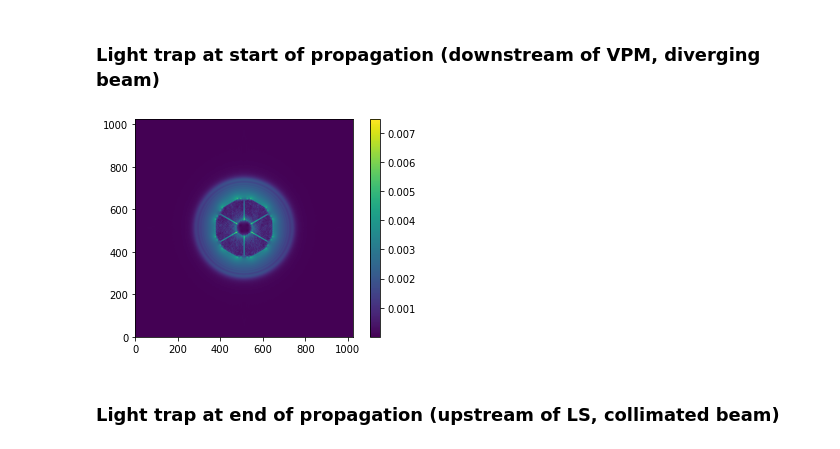
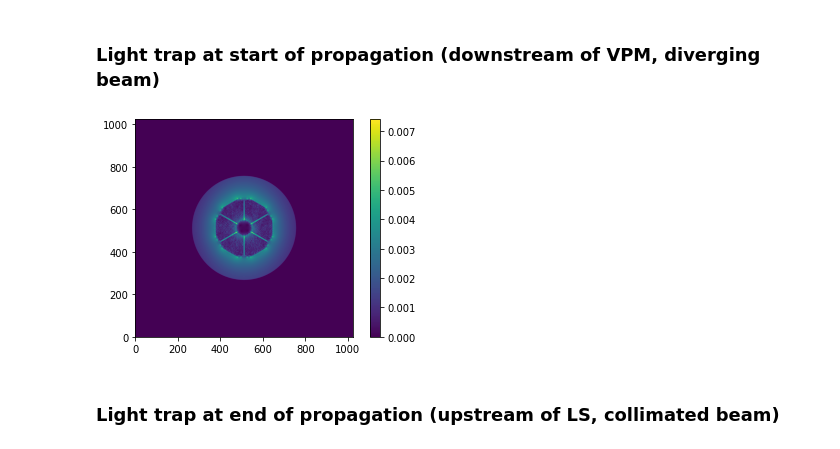
Before and after one commit to vortex-exoplanet/HEEPS, a Jupyter notebook: notebooks/light_trap_IMG.ipynb, the cells around one changed output. Cells and saved outputs as stored; diff of their text form; code cells hidden in the pictures.

```diff
--- a/notebooks/light_trap_IMG.ipynb
+++ b/notebooks/light_trap_IMG.ipynb
@@ -24,16 +24,20 @@ scaling = 856.49
 # %%
 verbose = False
 def add_lighttrap(wf0, case, show=True, **conf):
-    wf = heeps.optics.fp_mask(deepcopy(wf0), verbose=verbose, **conf)
+    psf_img = heeps.optics.detector(deepcopy(wf0), verbose=False, **conf)
+    wf_off = heeps.optics.lyot_stop(deepcopy(wf0), verbose=False, **conf)
+    psf_off = heeps.optics.detector(deepcopy(wf0), verbose=False, **conf)
+    wf_on = heeps.optics.fp_mask(deepcopy(wf0), verbose=verbose, **conf)
     if show is True:
-        img = show_wf(wf, 'amp', npupil=1024)
+        img = show_wf(wf_on, 'amp', npupil=1024)
     else:
-        img = get_wf(wf, 'amp', npupil=1024)
+        img = get_wf(wf_on, 'amp', npupil=1024)
     fits.writeto('ls_amp_%s.fits'%case, np.float32(img), overwrite=True)
-    wf = heeps.optics.lyot_stop(wf, verbose=verbose, **conf)
-    return heeps.optics.detector(wf, verbose=verbose, **conf)
+    wf_on = heeps.optics.lyot_stop(wf_on, verbose=verbose, **conf)
+    psf_on = heeps.optics.detector(deepcopy(wf_on), verbose=False, **conf)
+    return psf_img, psf_off, psf_on
 
-def raw_contrast(case, pscale, psf_OFF, psfs, labels, band='L', xmin=None):
+def raw_contrast(case, pscale, psf_OFF, psfs, labels, band='L', xmin=None, ymax=None):
     # image radius
     rim = psf_OFF.shape[-1] // 2
     # x axis in lam/D
@@ -62,6 +66,8 @@ def raw_contrast(case, pscale, psf_OFF, psfs, labels, band='L', xmin=None):
         plt.xlim(0.02, 0.75)
     if xmin is not None:
         plt.xlim(left=xmin)
+    if ymax is not None:
+        plt.ylim(top=ymax)
     plt.gca().xaxis.set_major_formatter(plt.ScalarFormatter())
     plt.savefig('%s.png'%case, dpi=300, transparent=True);
 # %% [markdown]
@@ -124,10 +121,10 @@ psf1 = add_lighttrap(wf0, label1, **conf)
 ### Light trap at start of propagation (downstream of VPM, diverging beam)
 # %%
 label2 = 'Lband_LTstart_diam_%.1fmm'%(lt_diam_start*1e3)
-psf2 = add_lighttrap(wf0, label2, **dict(conf, lt_dist_start=lt_dist_start,
-    lt_diam_start=lt_diam_start/conf['diam_ext']))
+_, _, psf2 = add_lighttrap(wf0, label2, **dict(conf, lt_dist_start=lt_dist_start*scaling,
+    lt_diam_start=lt_diam_start/conf['diam_ext']*scaling))
 # %% [output]
-[figure, old version]
+[figure, new version]
 # %% [markdown]
 ### Light trap at end of propagation (upstream of LS, collimated beam)
 # %%
```
Also changed, not shown: parts of 16 cells of this notebook.
